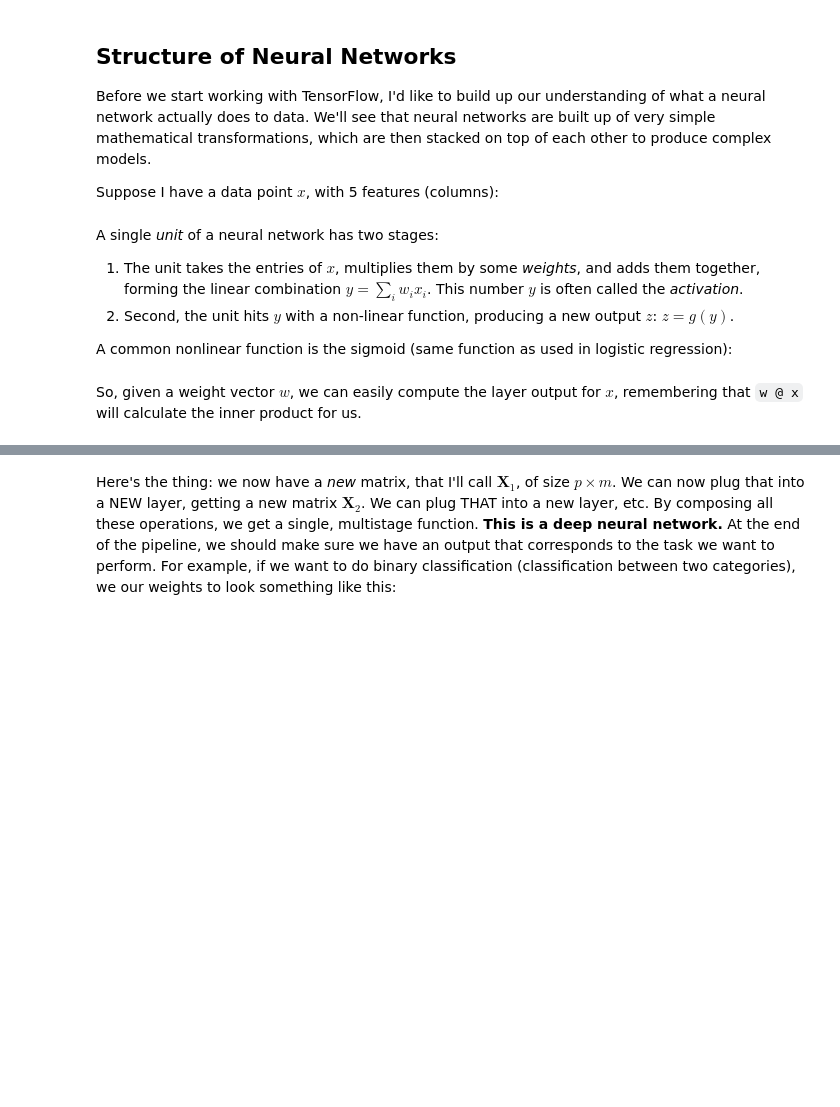
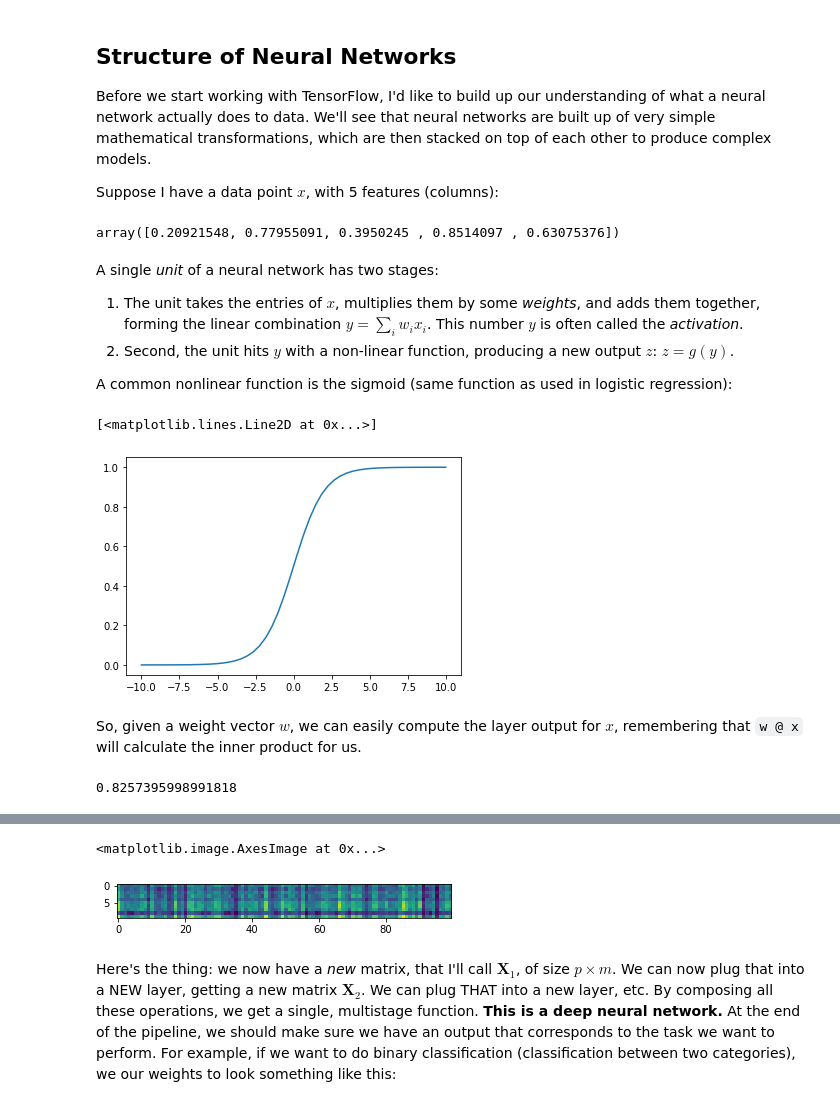
Before and after one commit to PhilChodrow/PIC16B, a Jupyter notebook: lectures/tf/tf-1-live.ipynb, the cells around one changed output, grey strips where cells are left out. Saved outputs shown, nothing was run; the diff lists cells and outputs as text; code cells hidden in the pictures; blank space fills up the shorter version.

```diff
--- a/lectures/tf/tf-1-live.ipynb
+++ b/lectures/tf/tf-1-live.ipynb
@@ -76,6 +76,12 @@ Most of the time, we'll work with 2-dimensional tensors (matrices), with the occ
 Before we start working with TensorFlow, I'd like to build up our understanding of what a neural network actually does to data. We'll see that neural networks are built up of very simple mathematical transformations, which are then stacked on top of each other to produce complex models.
 
 Suppose I have a data point $x$, with 5 features (columns):
+# %%
+import numpy as np
+x = np.random.rand(5)
+x
+# %% [output]
+array([0.20921548, 0.77955091, 0.3950245 , 0.8514097 , 0.63075376])
 # %% [markdown]
 A single *unit* of a neural network has two stages:
 
@@ -83,8 +89,22 @@ A single *unit* of a neural network has two stages:
 2. Second, the unit hits $y$ with a non-linear function, producing a new output $z$: $z = g(y)$.
 
 A common nonlinear function is the sigmoid (same function as used in logistic regression):
+# %%
+from matplotlib import pyplot as plt
+sigmoid = lambda x: 1 / (1 + np.exp(-x))
+x_space = np.linspace(-10, 10)
+plt.plot(x_space, sigmoid(x_space))
+# %% [output]
+[<matplotlib.lines.Line2D at 0x...>]
+[figure, added]
 # %% [markdown]
 So, given a weight vector $w$, we can easily compute the layer output  for $x$, remembering that `w @ x` will calculate the inner product for us.
+# %%
+w = np.random.rand(5)
+z = sigmoid(w@x)
+z
+# %% [output]
+0.8257395998991818
 # %% [markdown]
 In practice, we perform this computation using many data points and many units simultaneously. In this case, we can represent the data points as an $m \times n$ matrix $\mathbf{X}$, where $m$ is the number of data points and $n$ is the number of columns. We can represent the matrix of weights as an $p \times n$ matrix $\mathbf{W}$, where $p$ is the number of units in the layer. We can then compute all the activations simultaneously by computing the matrix product $\mathbf{Y} = \mathbf{W} \mathbf{X}^T$.
 
@@ -93,6 +113,22 @@ Here's a nice picture from the [website of Jeremy Jordan](https://www.jeremyjord
 ![](https://www.jeremyjordan.me/content/images/2018/01/Screen-Shot-2017-11-07-at-12.53.07-PM.png)
 
 We can then hit $\mathbf{Y}$ with the sigmoid function (entrywise) to form the output $\mathbf{Z}$.
+# %%
+m = 100
+n = 5
+
+p = 10
+
+X = np.random.rand(m, n)
+
+W = 1/p * np.random.rand(p, n)
+
+new_X = sigmoid(W @ X.T)
+
+plt.imshow(new_X)
+# %% [output]
+<matplotlib.image.AxesImage at 0x...>
+[figure, added]
 # %% [markdown]
 Here's the thing: we now have a *new* matrix, that I'll call $\mathbf{X}_1$, of size $p \times m$. We can now plug that into a NEW layer, getting a new matrix $\mathbf{X}_2$. We can plug THAT into a new layer, etc. By composing all these operations, we get a single, multistage function. **This is a deep neural network.** At the end of the pipeline, we should make sure we have an output that corresponds to the task we want to perform. For example, if we want to do binary classification (classification between two categories), we our weights to look something like this:
 # %% [markdown]
```
Also changed, not shown: parts of 12 cells of this notebook, 1 other file.
